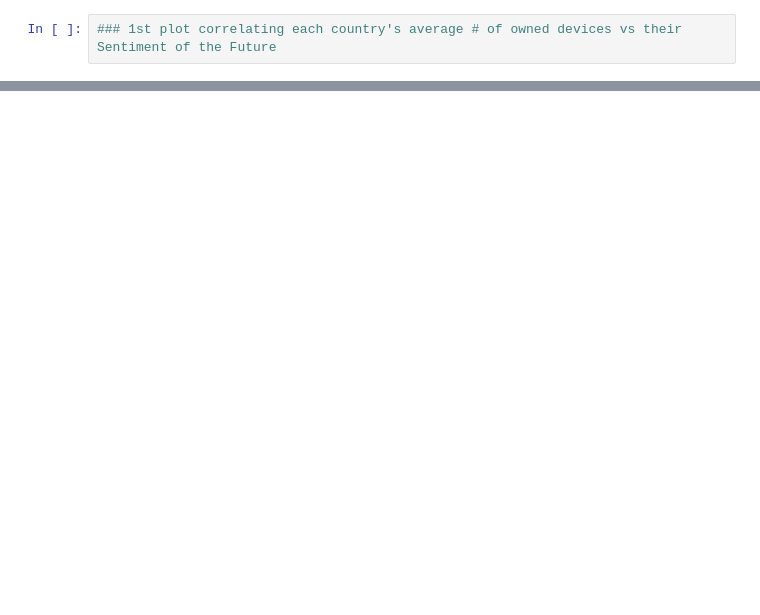
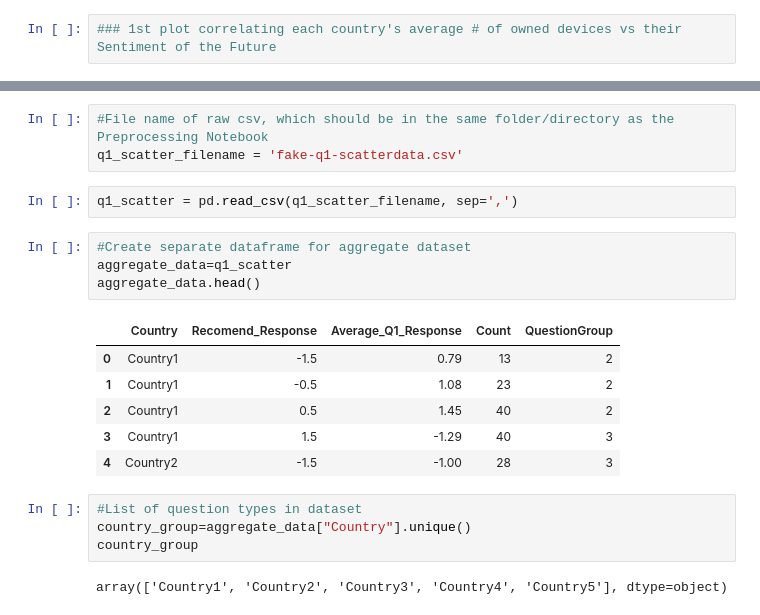
Before and after one commit to INFO-4602-5602/spring-2018-final-projects-bretbryan-wt, a Jupyter notebook: Jupyter Notebook/mozilla bokeh/JChin_NonProfit_Graphs.ipynb, the cells around one changed output, grey strips where cells are left out. Cells and saved outputs as stored; diff of their text form; blank space fills up the shorter version.

```diff
--- a/Jupyter Notebook/mozilla bokeh/JChin_NonProfit_Graphs.ipynb
+++ b/Jupyter Notebook/mozilla bokeh/JChin_NonProfit_Graphs.ipynb
@@ -228,0 +108,22 @@ A Jupyter Widget
+# %%
+#File name of raw csv, which should be in the same folder/directory as the Preprocessing Notebook
+q1_scatter_filename = 'fake-q1-scatterdata.csv'
+# %%
+q1_scatter = pd.read_csv(q1_scatter_filename, sep=',')
+# %%
+#Create separate dataframe for aggregate dataset
+aggregate_data=q1_scatter
+aggregate_data.head()
+# %% [output]
+|  | Country | Recomend_Response | Average_Q1_Response | Count | QuestionGroup |
+| 0 | Country1 | -1.5 | 0.79 | 13 | 2 |
+| 1 | Country1 | -0.5 | 1.08 | 23 | 2 |
+| 2 | Country1 | 0.5 | 1.45 | 40 | 2 |
+| 3 | Country1 | 1.5 | -1.29 | 40 | 3 |
+| 4 | Country2 | -1.5 | -1.00 | 28 | 3 |
+# %%
+#List of question types in dataset
+country_group=aggregate_data["Country"].unique()
+country_group
+# %% [output]
+array(['Country1', 'Country2', 'Country3', 'Country4', 'Country5'], dtype=object)
```
Also changed, not shown: parts of 21 cells of this notebook, 11 other files.
